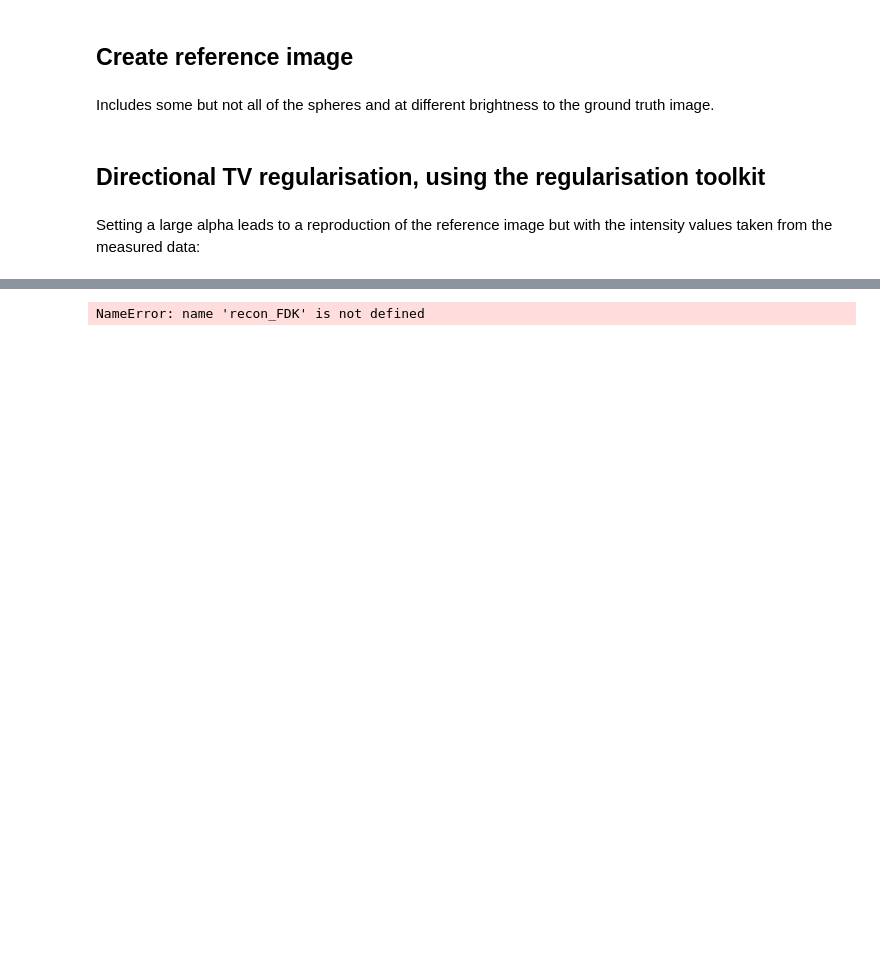
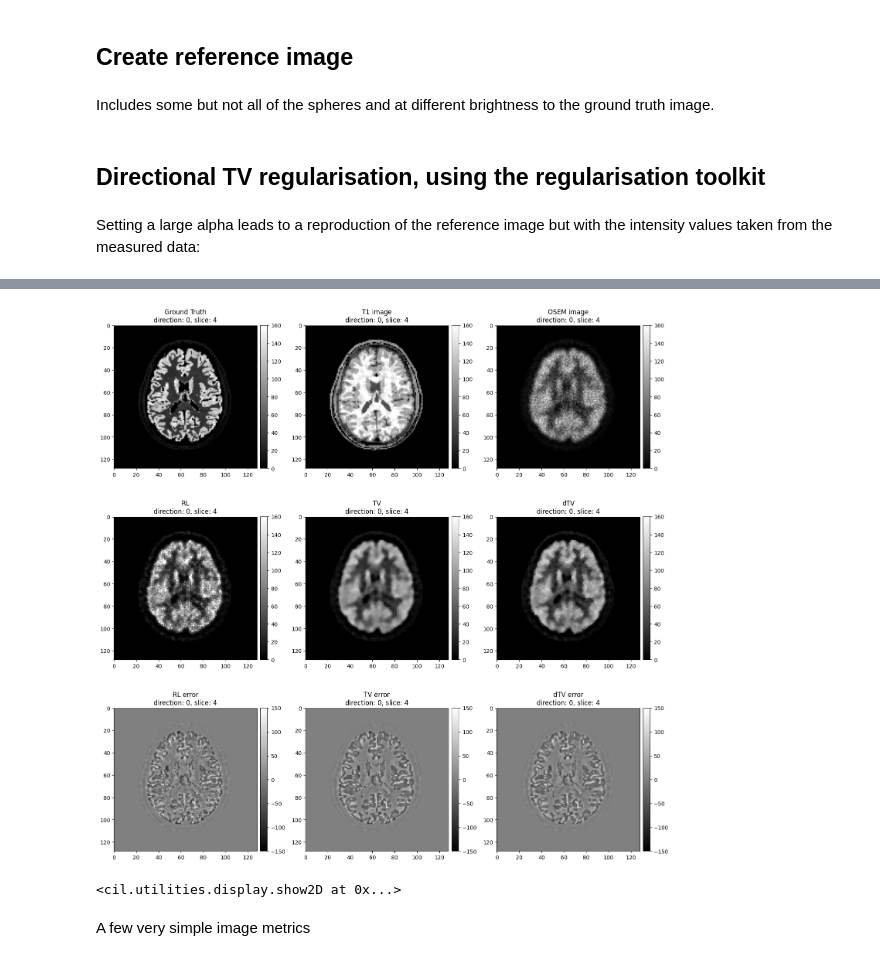
Before and after one commit to MargaretDuff/SIRF-CIL-training-synergistic-, a Jupyter notebook: directional_TV_pet.ipynb, the cells around one changed output, grey strips where cells are left out. Drawn from its saved outputs; the diff is of its cells as text; code cells hidden in the pictures; blank space fills up the shorter version.

```diff
--- a/directional_TV_pet.ipynb
+++ b/directional_TV_pet.ipynb
@@ -423,34 +424,7 @@ Text(0, 0.5, 'Objective Function Value')
-# %%
-eta = 0.01
-alpha = 0.008
-
-
-# fidelity term
-g = L2NormSquared( b=recon_FDK)
-
-# setup operator for directional TV
-DY = FiniteDifferenceOperator(ig, direction=1)
-DX = FiniteDifferenceOperator(ig, direction=0)
-
-Grad = BlockOperator(DY, DX)
-grad_ref = Grad.direct(reference)
-denom = (eta**2 + grad_ref.pnorm(2)**2).sqrt()
-xi = grad_ref/denom
-
-A1 = DY - CompositionOperator(DiagonalOperator(xi[0]**2),DY) - CompositionOperator(DiagonalOperator(xi[0]*xi[1]),DX)
-A2 = DX - CompositionOperator(DiagonalOperator(xi[0]*xi[1]),DY) - CompositionOperator(DiagonalOperator(xi[1]**2),DX)
-
-operator = BlockOperator(A1, A2)
-
-f = alpha * MixedL21Norm()
-
-# use primal acceleration, g being strongly convex
-pdhg = PDHG(f = f, g = g, operator = operator,
-            max_iteration=500, update_objective_interval = 100, gamma_g = 1.)
-pdhg.run(verbose=0)
-
-
-show2D([ground_truth, recon_FDK, algo_tv.solution, reference,  pdhg.solution], title = ['Ground Truth', 'FDK Reconstruction', 'TV solution', 'Reference image',  'dTV solution'], origin = 'upper', num_cols = 2, fix_range=[(0,0.004),(0,0.004),(0,0.004),(0,2),(0,0.004)])
-show2D([ground_truth, recon_FDK-ground_truth, algo_tv.solution-ground_truth, reference,  pdhg.solution-ground_truth], title = ['Ground Truth', 'FDK Reconstruction error', 'TV solution error', 'Reference image',  'dTV solution error'], origin = 'upper', cmap=['gray', 'seismic', 'seismic', 'gray', 'seismic'], num_cols = 2, fix_range=[(0, 0.004),(-0.004, 0.004),(-0.004, 0.004),(0,2),(-0.008, 0.008)])
-# %% [output]
-NameError: name 'recon_FDK' is not defined
+# %%
+show2D([image_dict['PET'], image_dict['T1'], current_estimate, new_estimate, pdhg.solution, pdhg_dtv.solution, new_estimate-image_dict['PET'], pdhg.solution-image_dict['PET'], pdhg_dtv.solution-image_dict['PET']], title = ['Ground Truth', 'T1 image', 'OSEM image', 'RL', 'TV', 'dTV', 'RL error', 'TV error', 'dTV error'], origin = 'upper', num_cols = 3, fix_range=[(0, 160),(0, 160),(0, 160),(0, 160),(0, 160),(0, 160),(-150, 150),(-150, 150),(-150, 150)])
+# %% [output]
+[figure, added]
+<cil.utilities.display.show2D at 0x...>
+# %% [markdown]
+A few very simple image metrics
```
Also changed, not shown: parts of 8 cells of this notebook, 1 other file.
